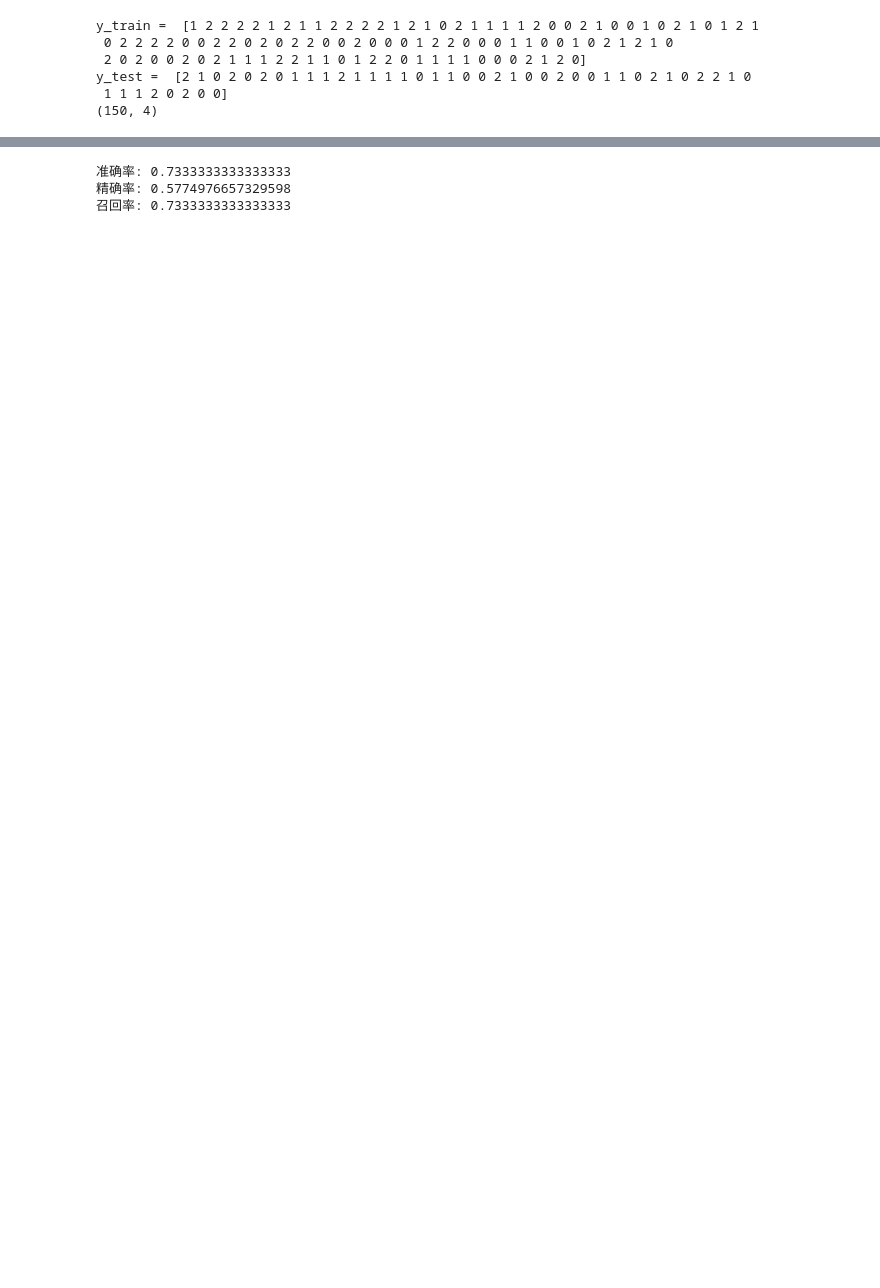
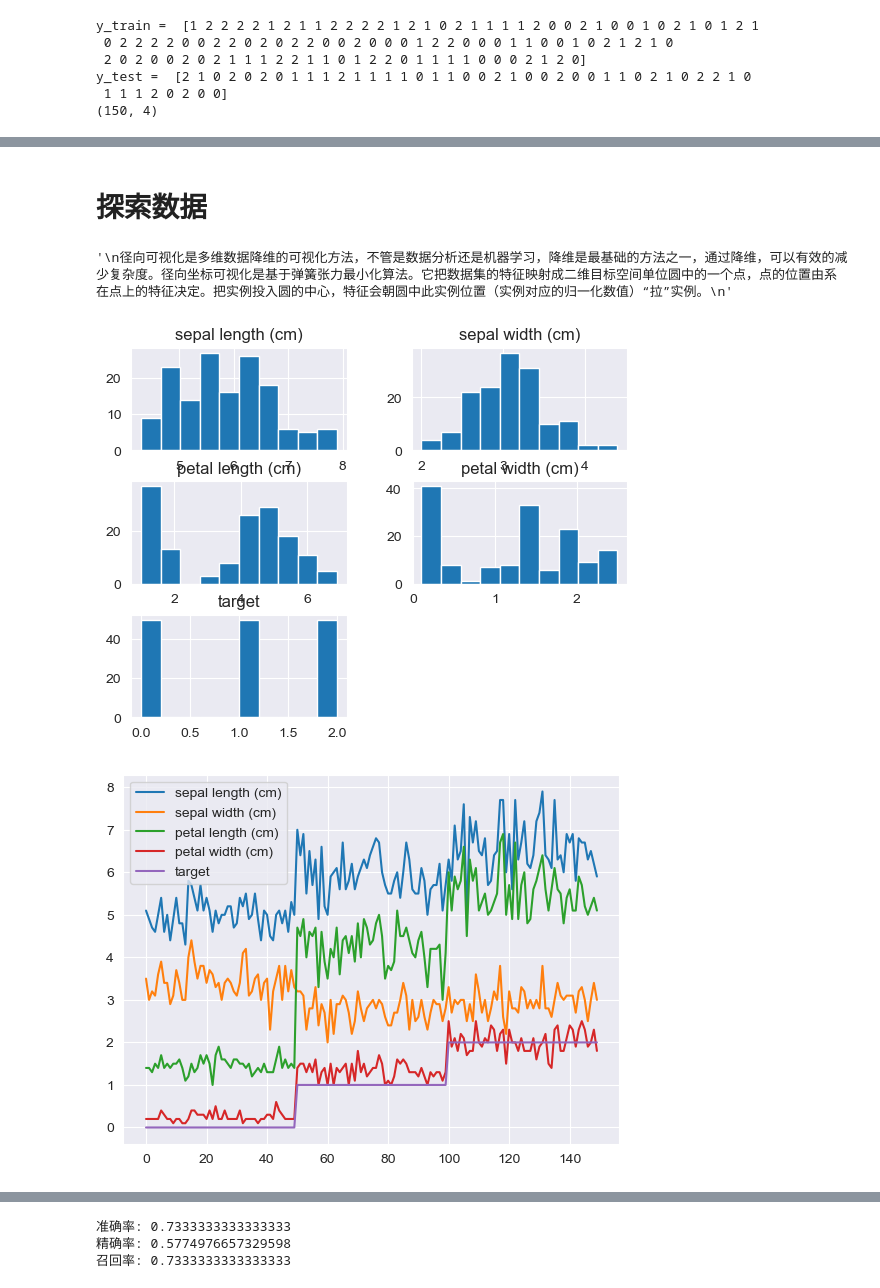
Before and after one commit to zouxintong/qgzouxt, a Jupyter notebook: CODE/iris_kmeans/iris__dataset.ipynb, the cells around one changed output, grey strips where cells are left out. Drawn from its saved outputs; the diff is of its cells as text; code cells hidden in the pictures; blank space fills up the shorter version.

```diff
--- a/CODE/iris_kmeans/iris__dataset.ipynb
+++ b/CODE/iris_kmeans/iris__dataset.ipynb
@@ -241,0 +242,21 @@ ax.add_artist(plt.Circle((0,0), 1, color='r', fill = False))
+# %% [markdown]
+# 探索数据
+# %%
+'''
+检查数据也是发现异常值和特殊值的好方法。检查数据的最佳方法之一就是将其可视化。先查看数据集各特征列的摘要统计信息
+直方图，反馈的是数据的频度，一般常见的是高斯分布（正态分布）。
+plot直接展示数据的分布情况，kde核密度估计对比直方图来看
+'''
+iris_local.describe()
+iris_local.hist()
+iris_local.plot()
+iris_local.plot(kind='kde')
+ax = pd.plotting.radviz(iris_local, 'target', colormap='brg')
+ax.add_artist(plt.Circle((0,0), 1, color='r', fill = False))
+'''
+径向可视化是多维数据降维的可视化方法，不管是数据分析还是机器学习，降维是最基础的方法之一，通过降维，可以有效的减少复杂度。径向坐标可视化是基于弹簧张力最小化算法。它把数据集的特征映射成二维目标空间单位圆中的一个点，点的位置由系在点上的特征决定。把实例投入圆的中心，特征会朝圆中此实例位置（实例对应的归一化数值）“拉”实例。
+'''
+# %% [output]
+'\n径向可视化是多维数据降维的可视化方法，不管是数据分析还是机器学习，降维是最基础的方法之一，通过降维，可以有效的减少复杂度。径向坐标可视化是基于弹簧张力最小化算法。它把数据集的特征映射成二维目标空间单位圆中的一个点，点的位置由系在点上的特征决定。把实例投入圆的中心，特征会朝圆中此实例位置（实例对应的归一化数值）“拉”实例。\n'
+[figure, added]
+[figure, added]
```
Also changed, not shown: parts of 28 cells of this notebook, 1 other file.
